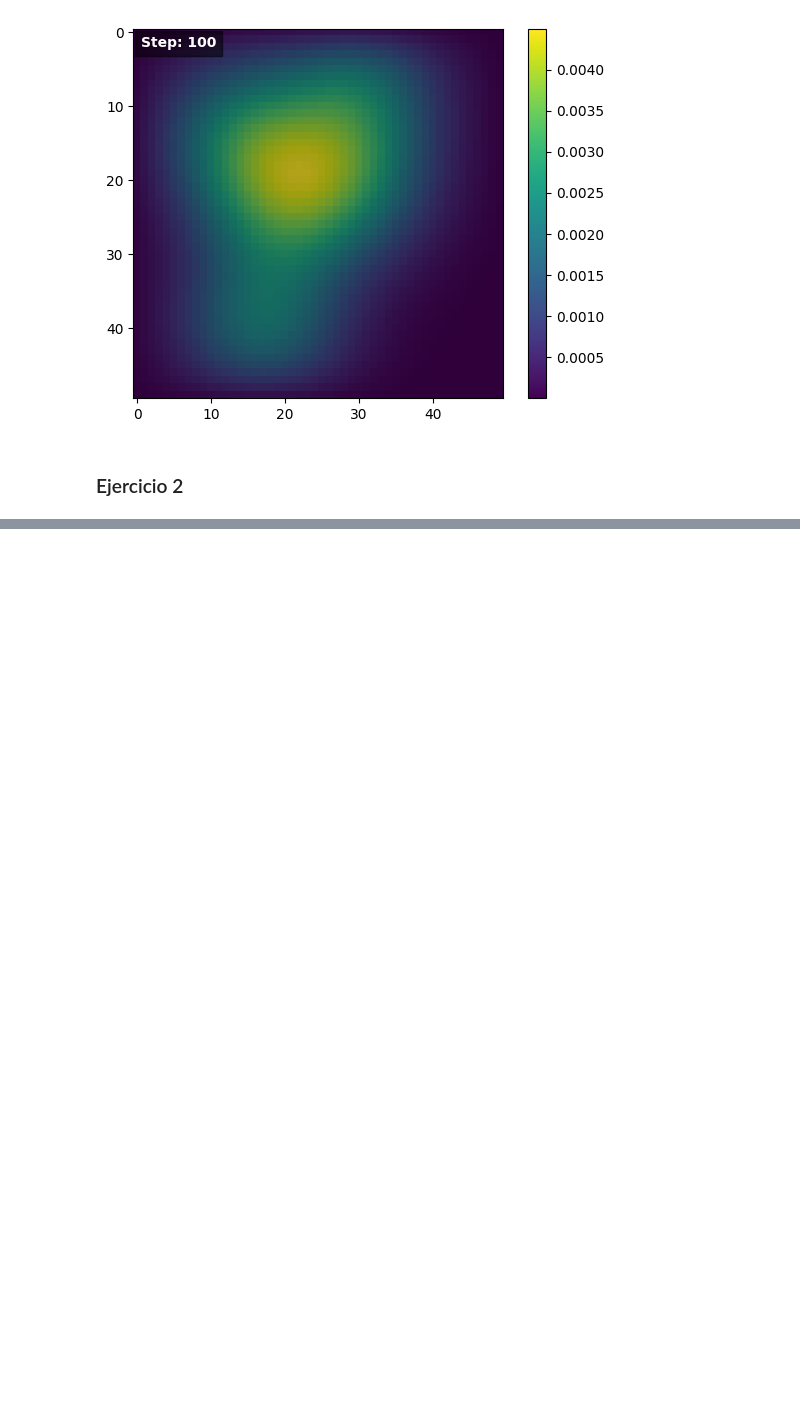
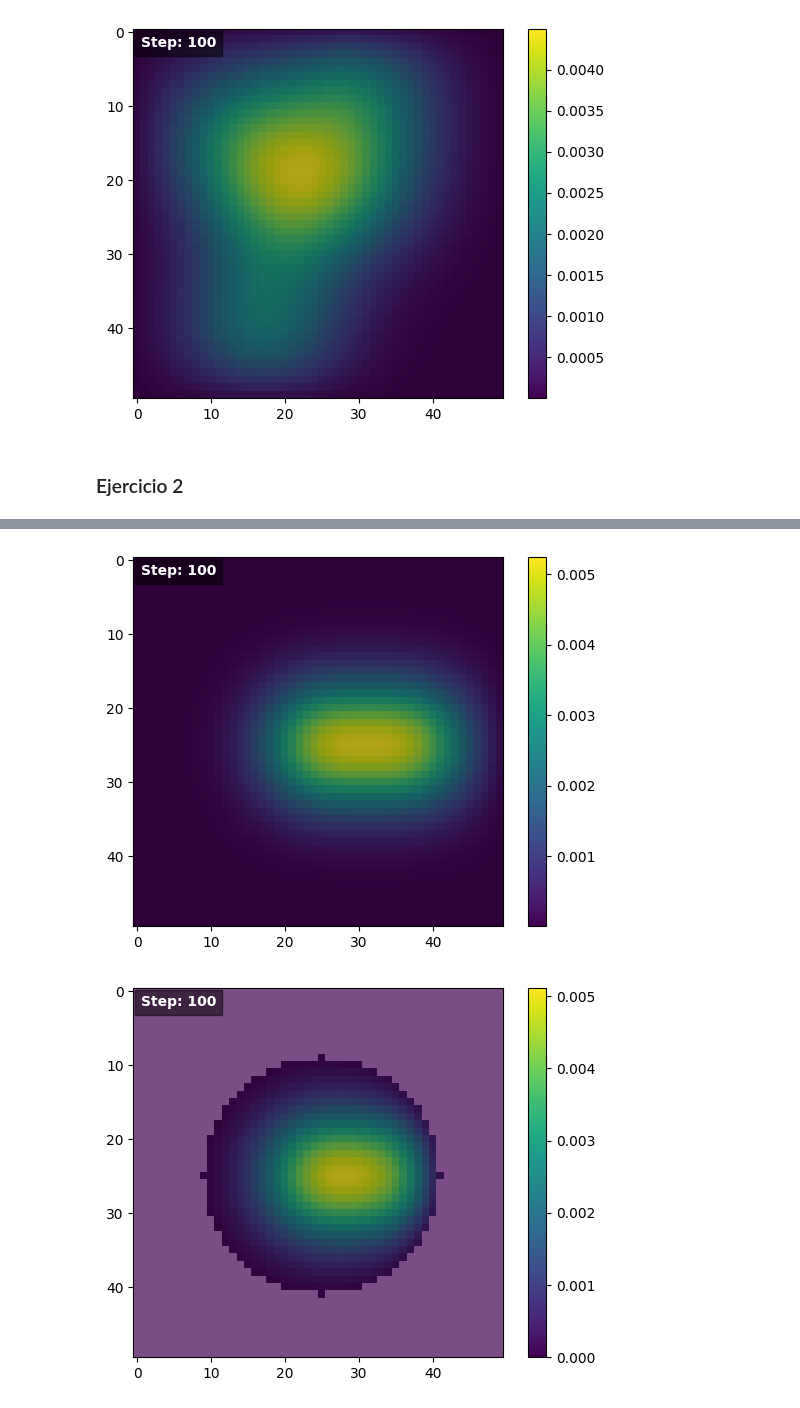
Before and after one commit to UVG-Works-Hub/2d-diffusion-simulation, a Jupyter notebook: diffusion.ipynb, the cells around one changed output, grey strips where cells are left out. Drawn from its saved outputs; the diff is of its cells as text; code cells hidden in the pictures; blank space fills up the shorter version.

```diff
--- a/diffusion.ipynb
+++ b/diffusion.ipynb
@@ -308,0 +390,26 @@ simCompareSnapshot(particleHistory[50], avgParticleHistory[50], 50, mask, mask,
+# %%
+# Fixed initial distribution and K
+u_0 = np.zeros((M, N))
+u_0[M//2, N//2] = 1.0
+# Center slightly right point
+u_0[M//2, N//2 + N//4] = 1
+K = 0.5
+mask = np.ones((M, N), dtype=bool)
+
+# Different masks
+masks = {
+    'L-Shaped': mask,
+    'Circular': create_circular_mask(M, N, center=(M//2, N//2), radius=M//3),
+    'Cross-Shaped': create_cross_mask(M, N, thickness=5),
+    'Triangle': create_triangle_mask(M, N, center=(M//2, N//2), side_length=40),
+    'L-Shape': create_L_mask(M, N)
+}
+
+for name, mask in masks.items():
+    # Run automaton simulation
+    history = automatonSim(M, N, T, u_0, K, mask)
+    # Create snapshot at final time step
+    simSnapshot(history[T], T, mask, filename=f'diffusion_{name}')
+# %% [output]
+[figure, added]
+[figure, added]
```
Also changed, not shown: parts of 9 cells of this notebook.
